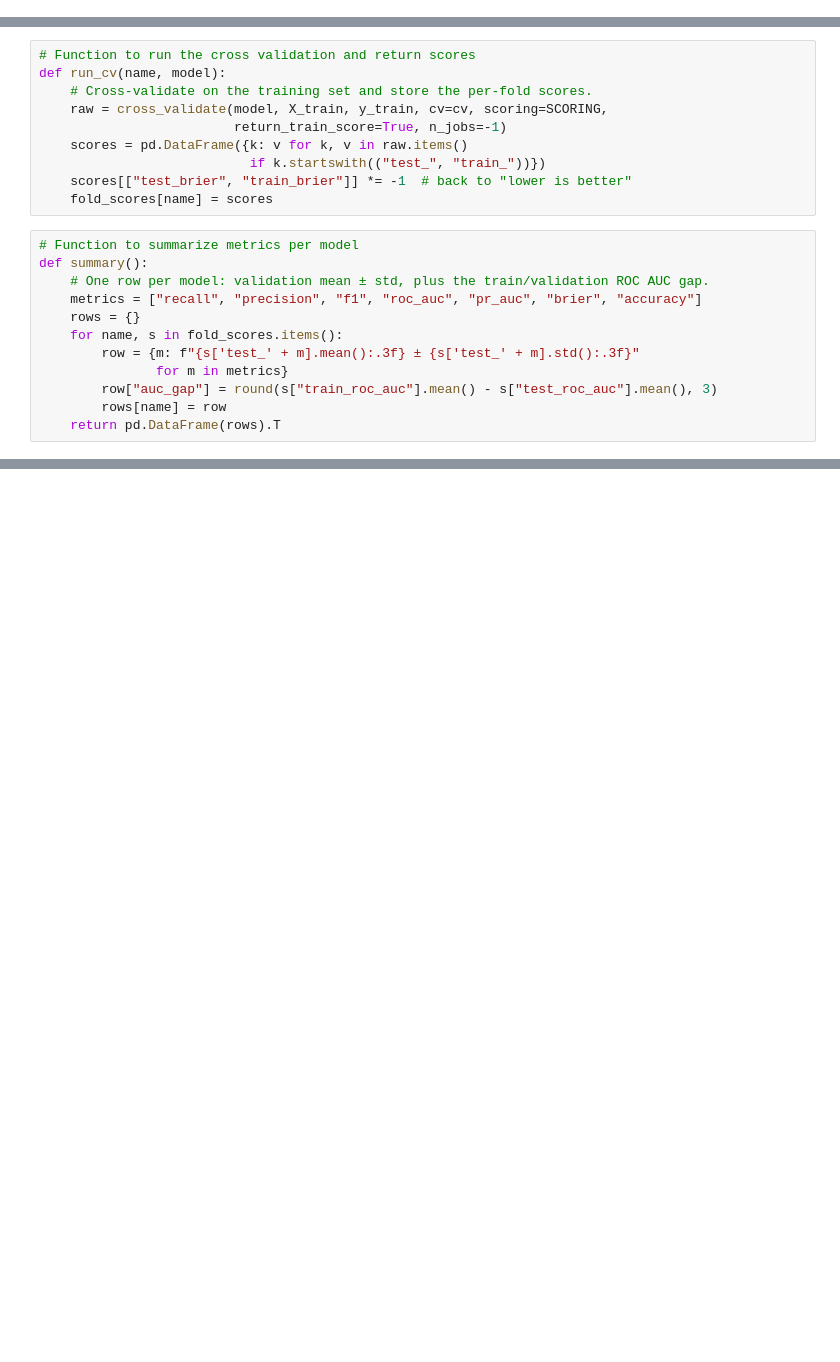
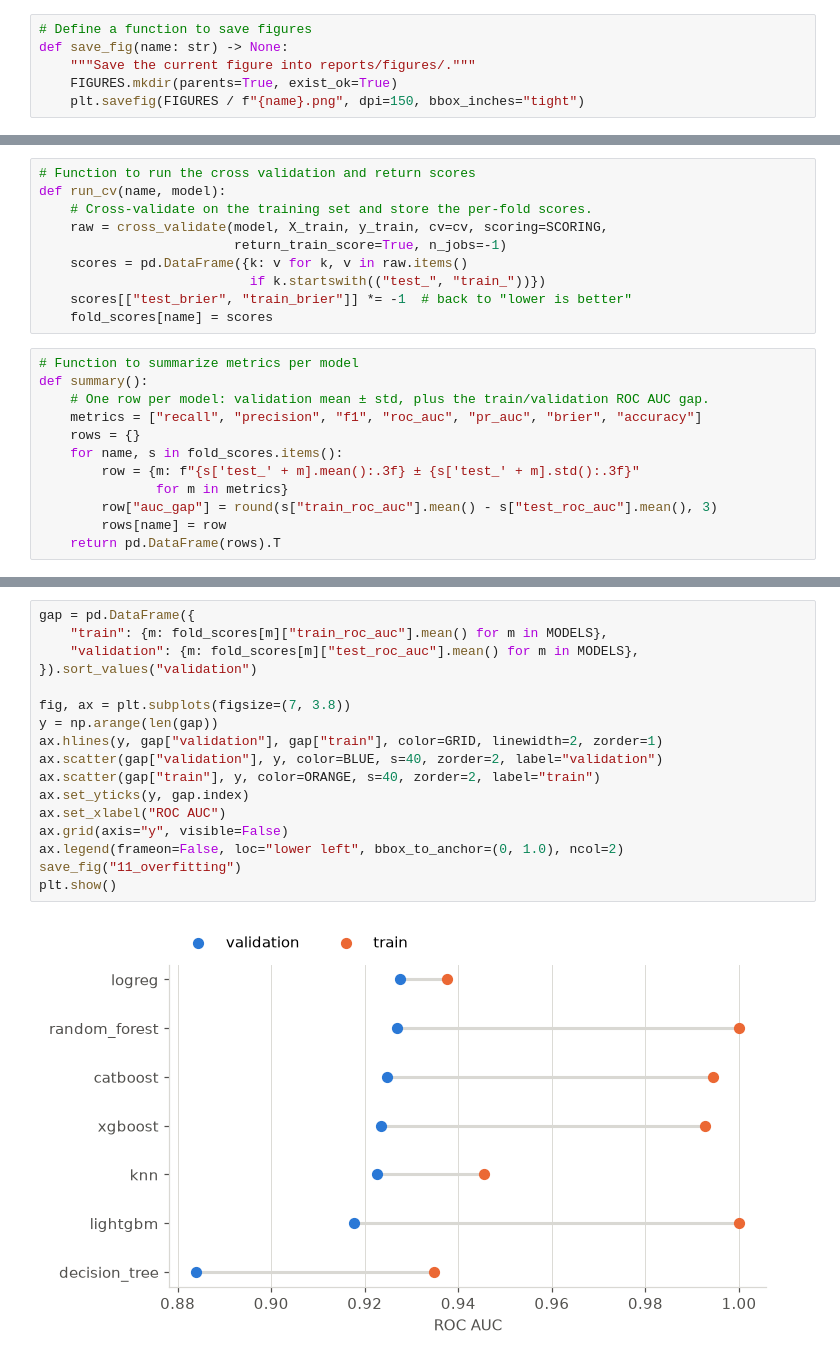
Before and after one commit to kostastranop/Heart-Failure, a Jupyter notebook: notebooks/02_modeling.ipynb, the cells around one changed output, grey strips where cells are left out. Saved outputs shown, nothing was run; the diff lists cells and outputs as text; blank space fills up the shorter version.

```diff
--- a/notebooks/02_modeling.ipynb
+++ b/notebooks/02_modeling.ipynb
@@ -13,3 +21,9 @@ from heart.models import build_model, get_specs
+# %%
+# Define a function to save figures
+def save_fig(name: str) -> None:
+    """Save the current figure into reports/figures/."""
+    FIGURES.mkdir(parents=True, exist_ok=True)
+    plt.savefig(FIGURES / f"{name}.png", dpi=150, bbox_inches="tight")
 # %%
 # Load data
 df = load_raw()
@@ -133,0 +201,19 @@ best auc_gap: logreg, knn, catboost
+# %%
+gap = pd.DataFrame({
+    "train": {m: fold_scores[m]["train_roc_auc"].mean() for m in MODELS},
+    "validation": {m: fold_scores[m]["test_roc_auc"].mean() for m in MODELS},
+}).sort_values("validation")
+
+fig, ax = plt.subplots(figsize=(7, 3.8))
+y = np.arange(len(gap))
+ax.hlines(y, gap["validation"], gap["train"], color=GRID, linewidth=2, zorder=1)
+ax.scatter(gap["validation"], y, color=BLUE, s=40, zorder=2, label="validation")
+ax.scatter(gap["train"], y, color=ORANGE, s=40, zorder=2, label="train")
+ax.set_yticks(y, gap.index)
+ax.set_xlabel("ROC AUC")
+ax.grid(axis="y", visible=False)
+ax.legend(frameon=False, loc="lower left", bbox_to_anchor=(0, 1.0), ncol=2)
+save_fig("11_overfitting")
+plt.show()
+# %% [output]
+[figure, added]
```
Also changed, not shown: parts of 15 cells of this notebook, 3 other files.
